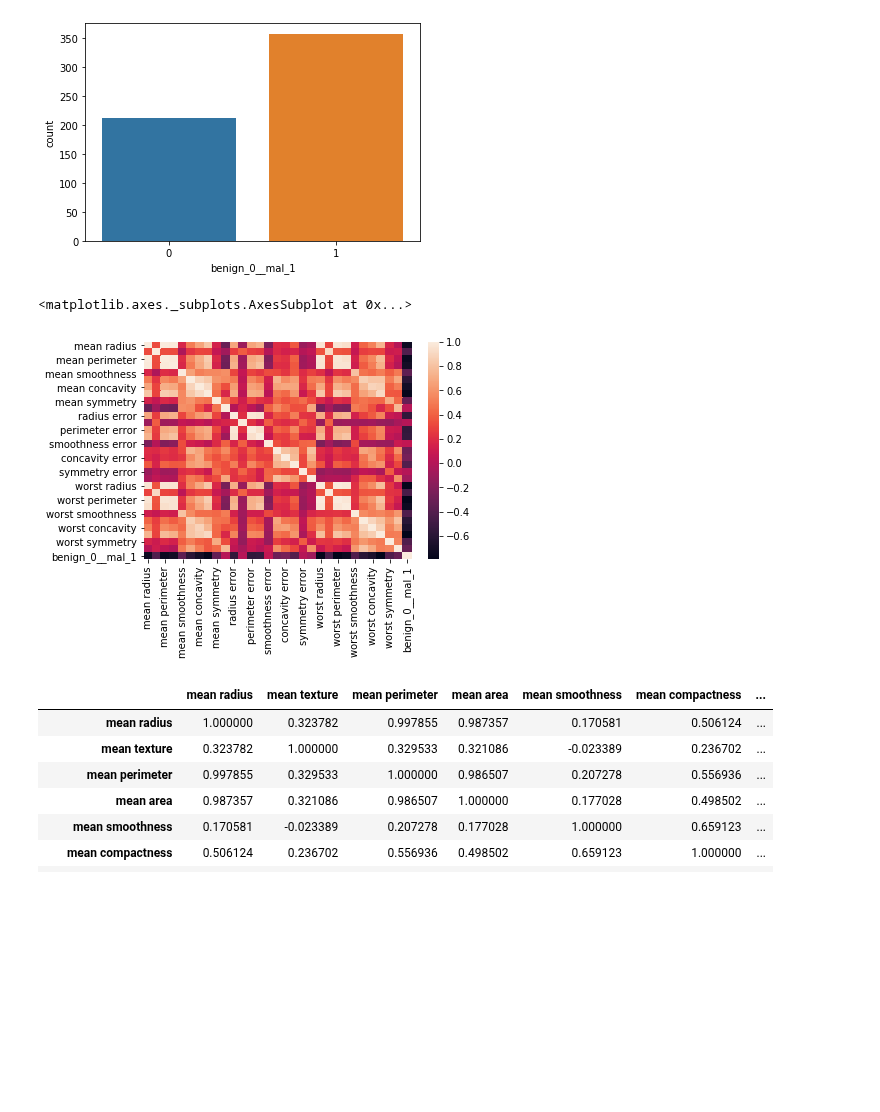
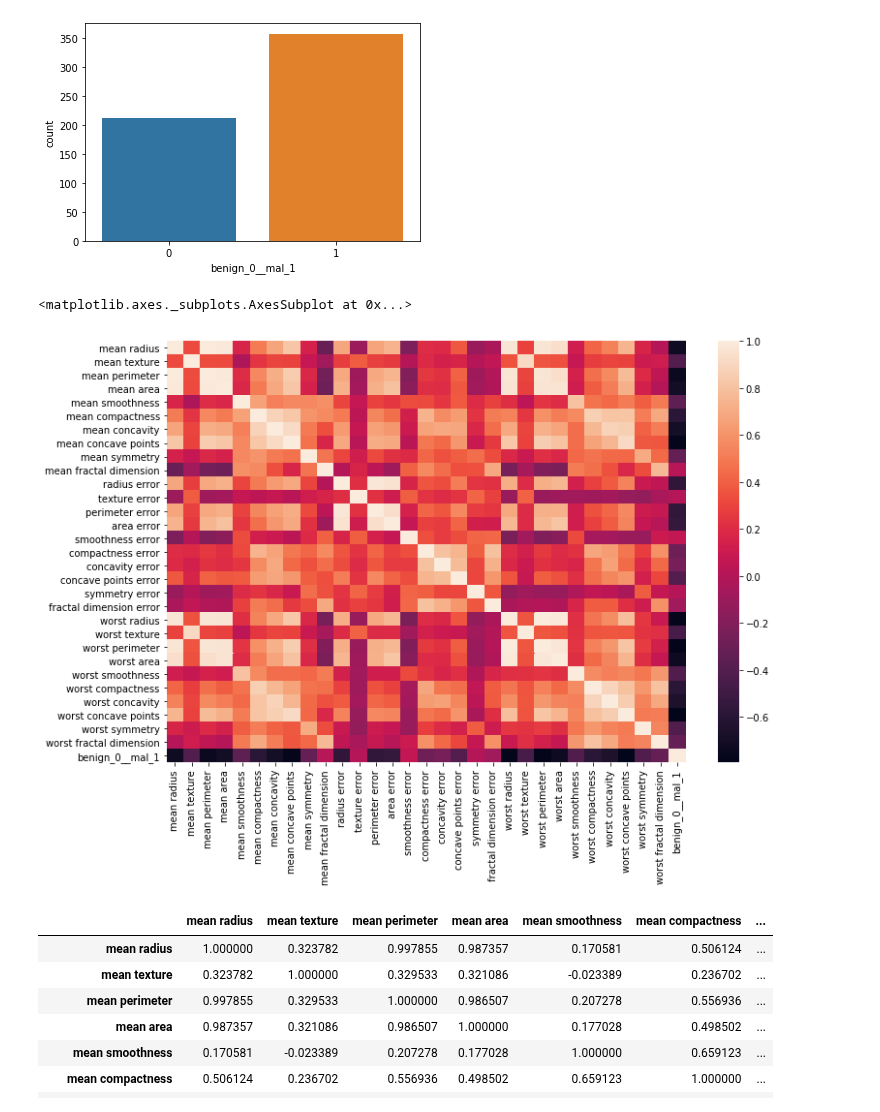
Before and after one commit to R-aryan/Cancer-Classification-using-Deep-Learning, a Jupyter notebook: Cancer_Classification.ipynb, the cells around one changed output. Cells and saved outputs as stored; diff of their text form; code cells hidden in the pictures; blank space fills up the shorter version.

```diff
--- a/Cancer_Classification.ipynb
+++ b/Cancer_Classification.ipynb
@@ -208,11 +208,11 @@ sns.countplot(x='benign_0__mal_1',data=df)
 <matplotlib.axes._subplots.AxesSubplot at 0x...>
 [figure]
 # %%
-
+plt.figure(figsize=(12,8))
 sns.heatmap(df.corr())
 # %% [output]
 <matplotlib.axes._subplots.AxesSubplot at 0x...>
-[figure, old version]
+[figure, new version]
 # %%
 df.corr()
 # %% [output]
```
Also changed, not shown: parts of 3 cells of this notebook.
